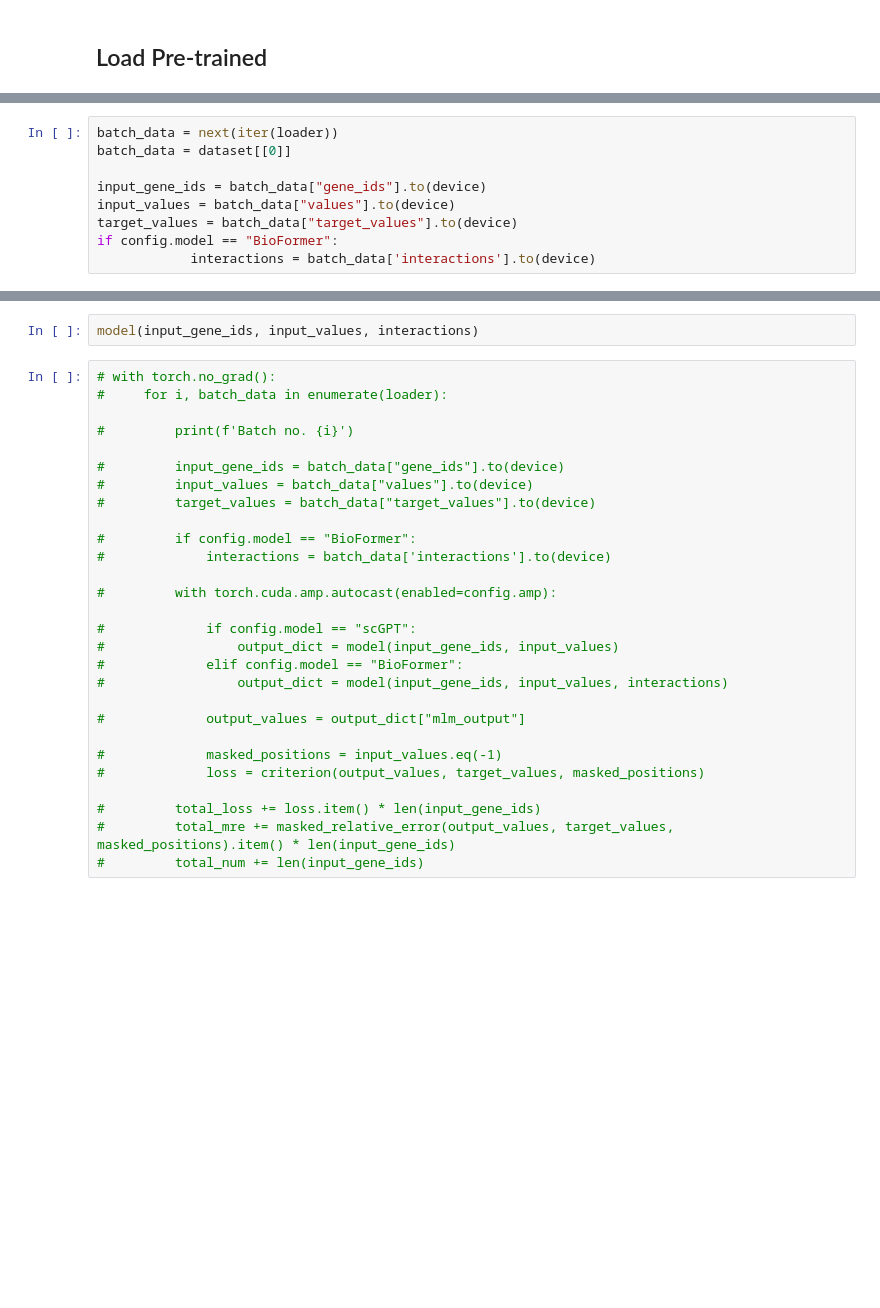
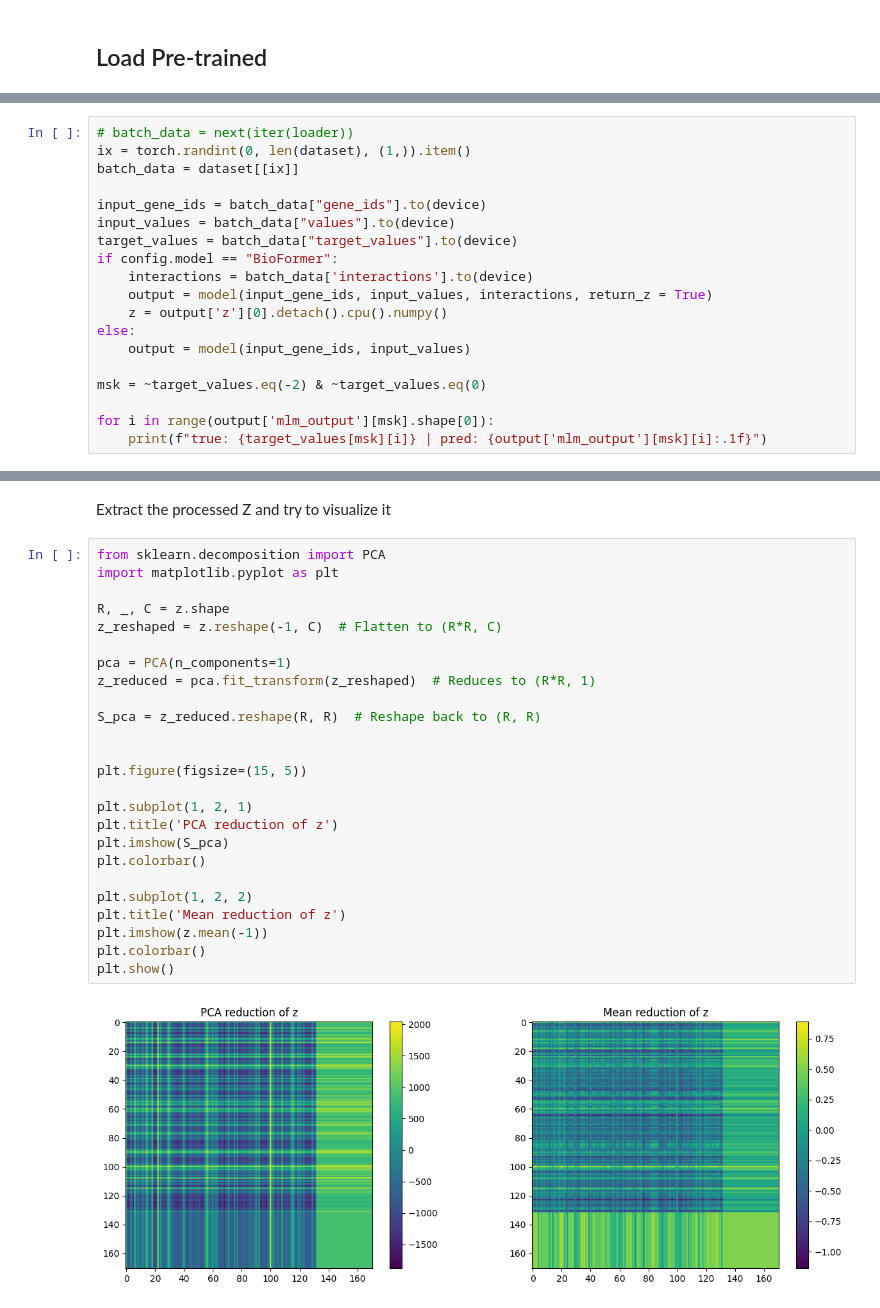
Before and after one commit to giacomo-ciro/240316_bio-llms, a Jupyter notebook: bioformer/main.ipynb, the cells around one changed output, grey strips where cells are left out. Drawn from its saved outputs; the diff is of its cells as text; blank space fills up the shorter version.

Commit message:
exploring the trained model in main.ipynb, add PCA visualization for z matrix and script to import and test checkpoints

```diff
--- a/bioformer/main.ipynb
+++ b/bioformer/main.ipynb
@@ -714,10 +240,20 @@ memory required for opm: 4,294.97MB
 # %%
-batch_data = next(iter(loader))
-batch_data = dataset[[0]]
+# batch_data = next(iter(loader))
+ix = torch.randint(0, len(dataset), (1,)).item()
+batch_data = dataset[[ix]]
 
 input_gene_ids = batch_data["gene_ids"].to(device)
 input_values = batch_data["values"].to(device)
 target_values = batch_data["target_values"].to(device)
 if config.model == "BioFormer":
-            interactions = batch_data['interactions'].to(device)
+    interactions = batch_data['interactions'].to(device)
+    output = model(input_gene_ids, input_values, interactions, return_z = True)
+    z = output['z'][0].detach().cpu().numpy()
+else:
+    output = model(input_gene_ids, input_values)
+
+msk = ~target_values.eq(-2) & ~target_values.eq(0)
+
+for i in range(output['mlm_output'][msk].shape[0]):
+    print(f"true: {target_values[msk][i]} | pred: {output['mlm_output'][msk][i]:.1f}")
 # %% [output]
@@ -725,30 +277,29 @@ Error:
-# %%
-model(input_gene_ids, input_values, interactions)
-# %%
-# with torch.no_grad():
-#     for i, batch_data in enumerate(loader):
-
-#         print(f'Batch no. {i}')
-
-#         input_gene_ids = batch_data["gene_ids"].to(device)
-#         input_values = batch_data["values"].to(device)
-#         target_values = batch_data["target_values"].to(device)
-
-#         if config.model == "BioFormer":
-#             interactions = batch_data['interactions'].to(device)
-
-#         with torch.cuda.amp.autocast(enabled=config.amp):
-
-#             if config.model == "scGPT":
-#                 output_dict = model(input_gene_ids, input_values)
-#             elif config.model == "BioFormer":
-#                 output_dict = model(input_gene_ids, input_values, interactions)
-
-#             output_values = output_dict["mlm_output"]
-
-#             masked_positions = input_values.eq(-1)
-#             loss = criterion(output_values, target_values, masked_positions)
-
-#         total_loss += loss.item() * len(input_gene_ids)
-#         total_mre += masked_relative_error(output_values, target_values, masked_positions).item() * len(input_gene_ids)
-#         total_num += len(input_gene_ids)
+# %% [markdown]
+Extract the processed Z and try to visualize it
+# %%
+from sklearn.decomposition import PCA
+import matplotlib.pyplot as plt
+
+R, _, C = z.shape
+z_reshaped = z.reshape(-1, C)  # Flatten to (R*R, C)
+
+pca = PCA(n_components=1)
+z_reduced = pca.fit_transform(z_reshaped)  # Reduces to (R*R, 1)
+
+S_pca = z_reduced.reshape(R, R)  # Reshape back to (R, R)
+
+
+plt.figure(figsize=(15, 5))
+
+plt.subplot(1, 2, 1)
+plt.title('PCA reduction of z')
+plt.imshow(S_pca)
+plt.colorbar()
+
+plt.subplot(1, 2, 2)
+plt.title('Mean reduction of z')
+plt.imshow(z.mean(-1))
+plt.colorbar()
+plt.show()
+# %% [output]
+[figure, added]
```
Also changed, not shown: parts of 12 cells of this notebook, 3 other files.
